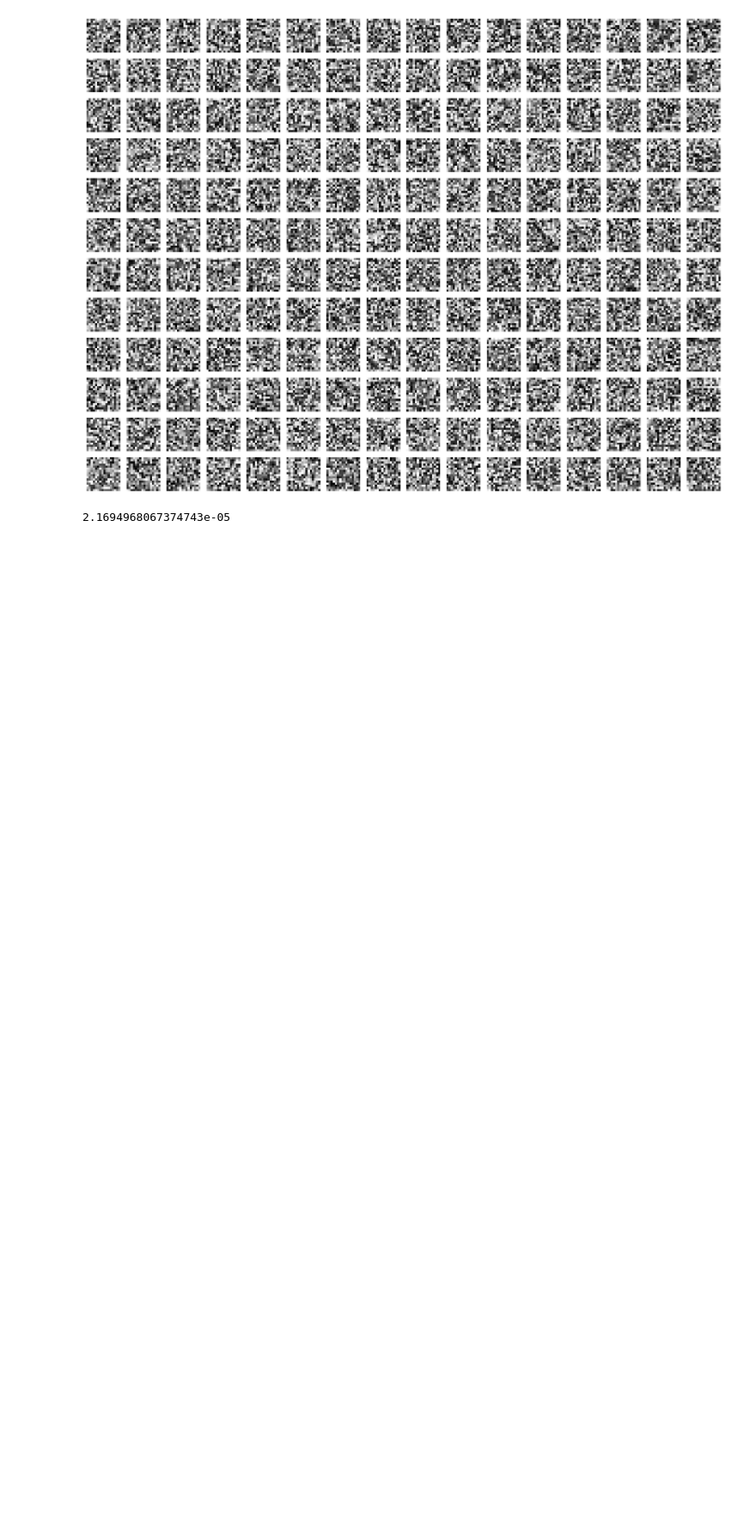
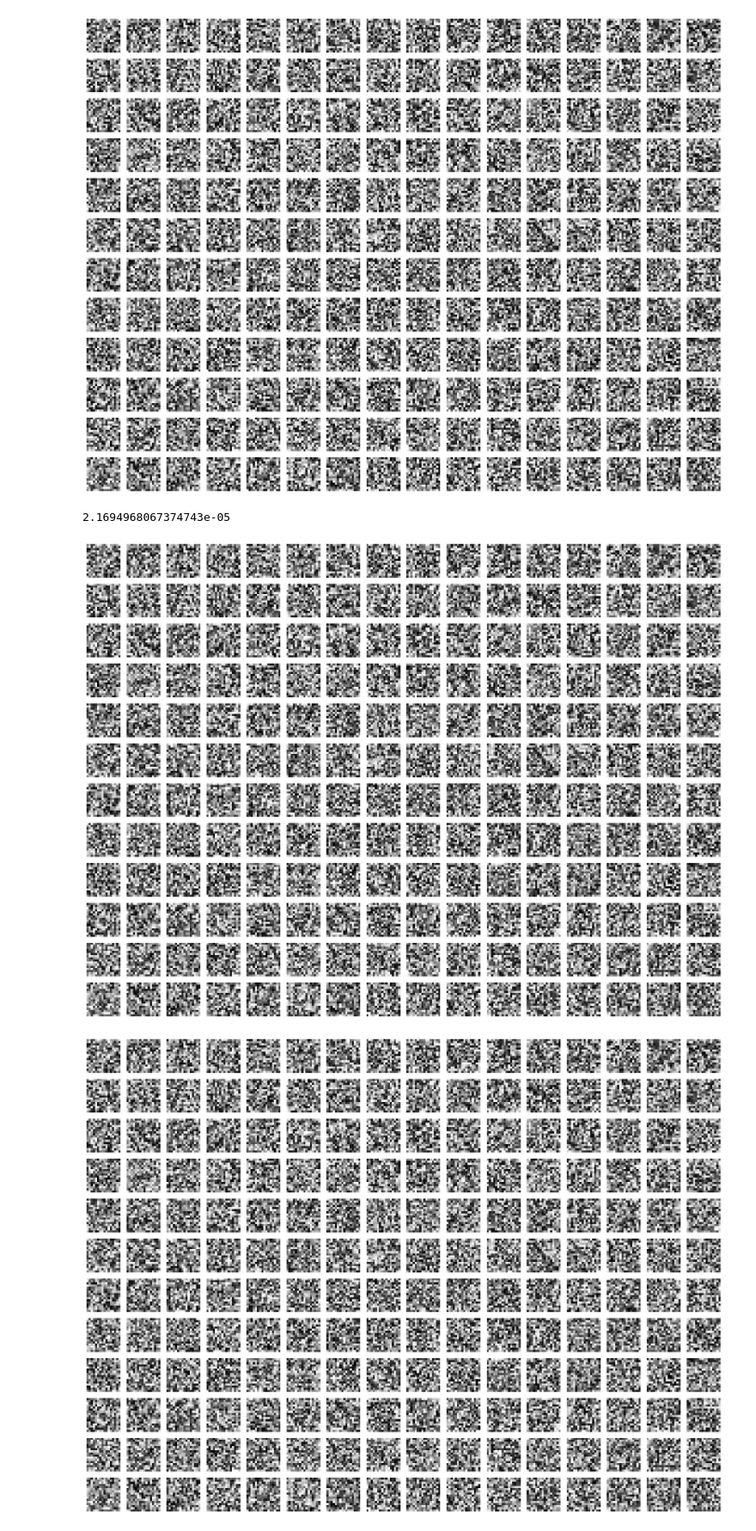
Before and after one commit to et22/paper-implementations, a Jupyter notebook: olshausen1996_simple_cell_rf/learn_sc_bases.ipynb, the cells around one changed output. Shown at 86% size. Drawn from its saved outputs; the diff is of its cells as text; code cells hidden in the pictures; blank space fills up the shorter version.

```diff
--- a/olshausen1996_simple_cell_rf/learn_sc_bases.ipynb
+++ b/olshausen1996_simple_cell_rf/learn_sc_bases.ipynb
@@ -80,7 +80,7 @@ import pylab as pl
 from IPython import display
 
 # parameters for training
-num_trials = 15000
+num_trials = 10000
 batch_size = 100
 
 num_images = images.shape[0]
@@ -89,7 +89,7 @@ BUFF = 4
 
 sz = int(np.sqrt(L))
 
-eta = 1.0
+eta = 1
 noise_var = 0.01
 beta = 2.2
 sigma = 0.316
@@ -101,7 +101,7 @@ var_eta = 0.001
 alpha = 0.02
 gain = np.sqrt(np.sum(A**2, axis=0)).T
 
-display_every = 20
+display_every = 10000
 # %%
 def sparse(x):
     return np.log(1.0 + x**2)
@@ -174,34 +174,37 @@ for t in trange(num_trials):
     E = np.zeros((L, batch_size))
     for i in range(batch_size):
         r = BUFF + np.ceil((image_size - sz - 2 * BUFF) * np.random.rand()).astype(int) - 1
         c = BUFF + np.ceil((image_size - sz - 2 * BUFF) * np.random.rand()).astype(int) - 1
         X[:, i] = this_image[r : r + sz, c : c + sz].T.reshape(L)
         # Calculate coefficients for these data via conjugate gradient routine
         S[:, i] = cgf_fit(A, X[:, i], noise_var, beta, sigma, tol)
 
     # Residual
     E = X - (A @ S)
 
     # Update bases
     dA = np.zeros((L, M))
     for i in range(batch_size):
         dA = dA + (E[:, i][:, np.newaxis] @ S[:, i][np.newaxis, :])
     dA = dA/batch_size
     A += eta * dA
 
     # Normalize bases to match desired output variance
     for i in range(batch_size):
         S_var = (1 - var_eta) * S_var + var_eta * S[:, i] * S[:, i]
     gain = gain * (np.power((S_var / VAR_GOAL),alpha))
     normA = np.sqrt(np.sum(A*A, axis=0))
 
     for i in range(M):
         A[:, i] = gain[i] * A[:, i] / normA[i]
 
     if t % display_every == 0:
-        plot_bases(A)
+        plot_bases(A,nrows=12, ncols=16)
         display.clear_output(wait=True)
         display.display(pl.gcf())
+# %% [output]
+[figure, added]
+[figure, added]
 # %%
 np.save("basis_trained.npy", A)
 # %%
```
Also changed, not shown: parts of 1 cell of this notebook, 4 other files.
